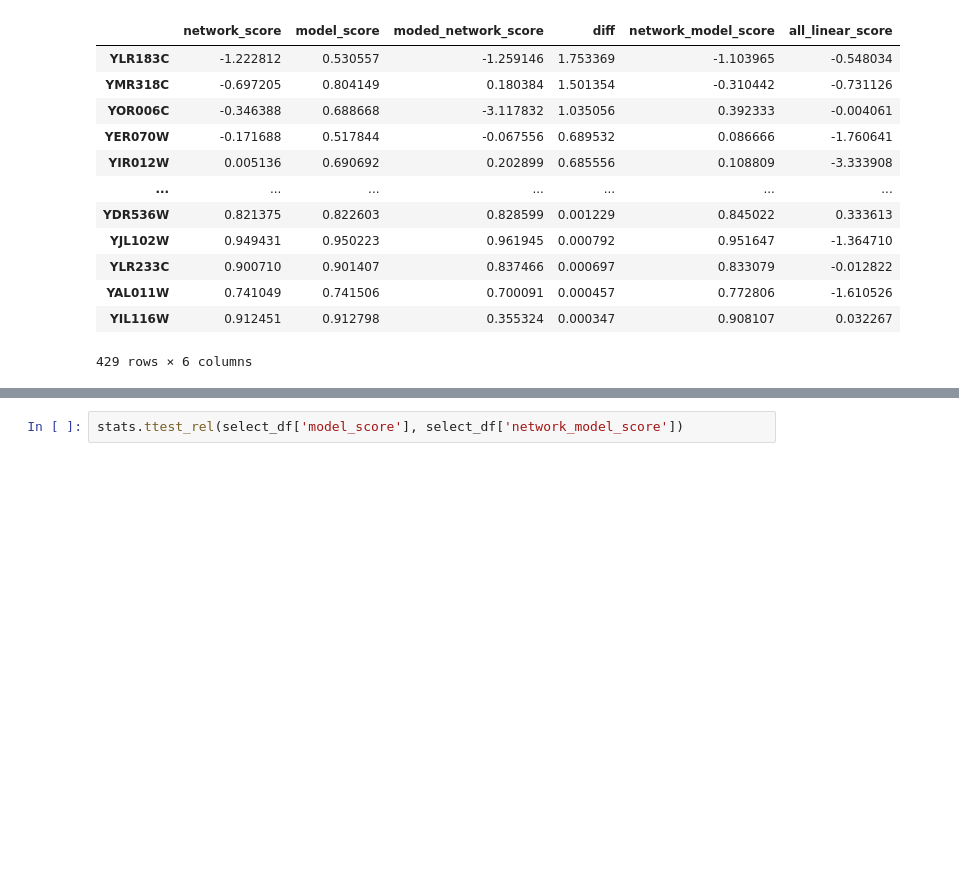
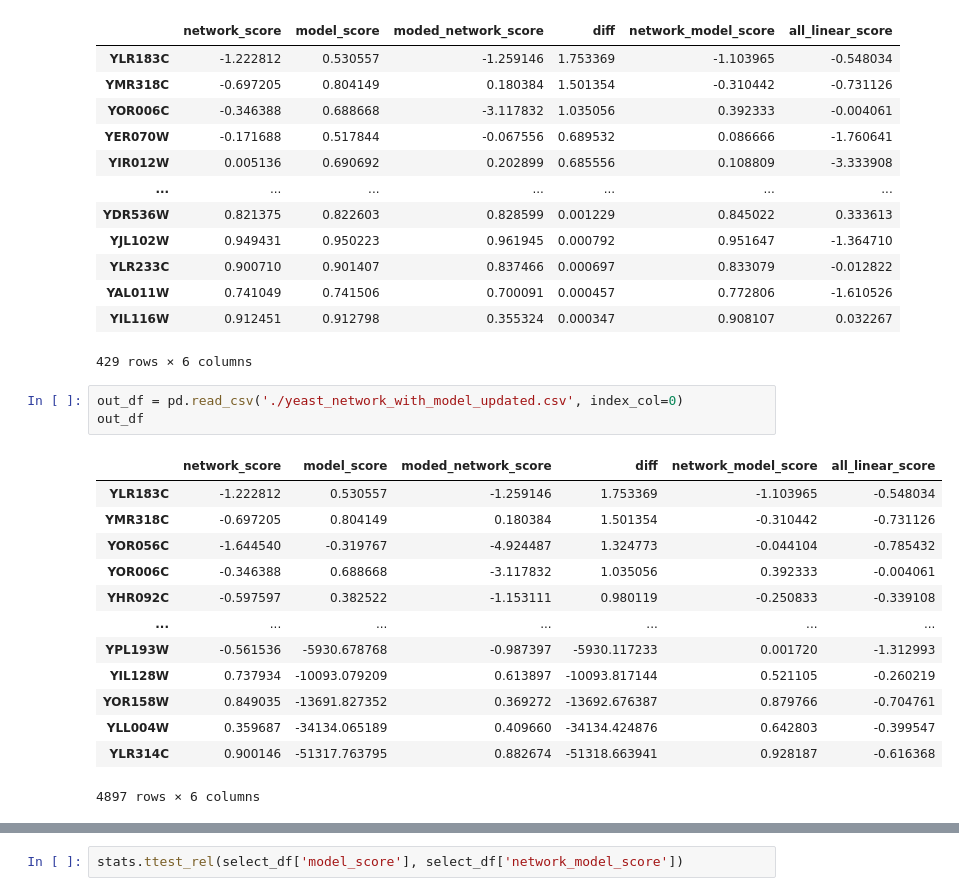
Before and after one commit to IcyFermion/feature_synergy, a Jupyter notebook: network_v_model/yeast_model_network.ipynb, the cells around one changed output, grey strips where cells are left out. Drawn from its saved outputs; the diff is of its cells as text; blank space fills up the shorter version.

```diff
--- a/network_v_model/yeast_model_network.ipynb
+++ b/network_v_model/yeast_model_network.ipynb
@@ -230,3 +227,20 @@ select_df
 | YAL011W | 0.741049 | 0.741506 | 0.700091 | 0.000457 | 0.772806 | -1.610526 |
 | YIL116W | 0.912451 | 0.912798 | 0.355324 | 0.000347 | 0.908107 | 0.032267 |
 429 rows × 6 columns
+# %%
+out_df = pd.read_csv('./yeast_network_with_model_updated.csv', index_col=0)
+out_df
+# %% [output]
+|  | network_score | model_score | moded_network_score | diff | network_model_score | all_linear_score |
+| YLR183C | -1.222812 | 0.530557 | -1.259146 | 1.753369 | -1.103965 | -0.548034 |
+| YMR318C | -0.697205 | 0.804149 | 0.180384 | 1.501354 | -0.310442 | -0.731126 |
+| YOR056C | -1.644540 | -0.319767 | -4.924487 | 1.324773 | -0.044104 | -0.785432 |
+| YOR006C | -0.346388 | 0.688668 | -3.117832 | 1.035056 | 0.392333 | -0.004061 |
+| YHR092C | -0.597597 | 0.382522 | -1.153111 | 0.980119 | -0.250833 | -0.339108 |
+| ... | ... | ... | ... | ... | ... | ... |
+| YPL193W | -0.561536 | -5930.678768 | -0.987397 | -5930.117233 | 0.001720 | -1.312993 |
+| YIL128W | 0.737934 | -10093.079209 | 0.613897 | -10093.817144 | 0.521105 | -0.260219 |
+| YOR158W | 0.849035 | -13691.827352 | 0.369272 | -13692.676387 | 0.879766 | -0.704761 |
+| YLL004W | 0.359687 | -34134.065189 | 0.409660 | -34134.424876 | 0.642803 | -0.399547 |
+| YLR314C | 0.900146 | -51317.763795 | 0.882674 | -51318.663941 | 0.928187 | -0.616368 |
+4897 rows × 6 columns
```
Also changed, not shown: parts of 7 cells of this notebook.
